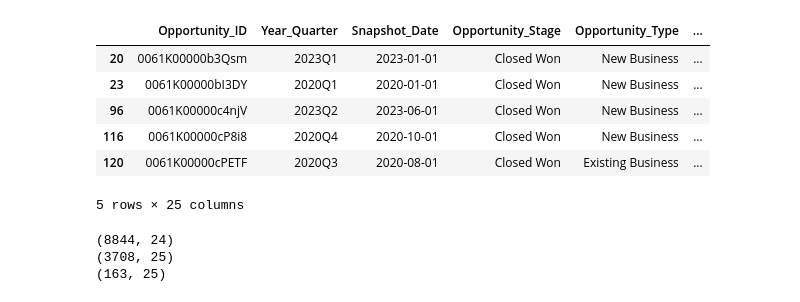
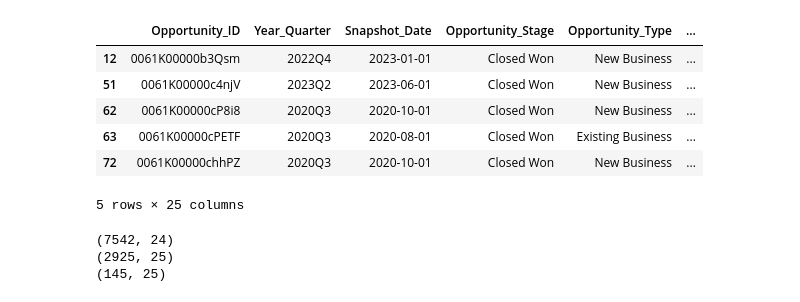
Before and after one commit to carlwharris/Protenus-Hackathon, a Jupyter notebook: Residual_effects_analysis.ipynb, the cells around one changed output. Saved outputs shown, nothing was run; the diff lists cells and outputs as text; code cells hidden in the pictures.

Commit message:
Updated with imputation + quarter movement

```diff
--- a/Residual_effects_analysis.ipynb
+++ b/Residual_effects_analysis.ipynb
@@ -14,0 +16,5 @@ df.head()
+# %%
+# Drop all the old data with missing annual amounts
+df['Snapshot_Date'] = pd.to_datetime(df['Snapshot_Date'])
+df = df[df['Snapshot_Date'] >= '2020-08-01']
+print(df.shape)
@@ -15,7 +23,11 @@ df.head()
+# %%
+df = impute_missing_values(df)
+df.head()
 # %%
-df['Snapshot_Date'] = pd.to_datetime(df['Snapshot_Date'])
-df['Month'] = df['Snapshot_Date'].dt.month
+df['Month'] = df['Snapshot_Date'].dt.month - 1
+df.loc[df['Snapshot_Date'].dt.month == 1, 'Month'] = 12
 df['Year'] = df['Snapshot_Date'].dt.year
+df.loc[df['Snapshot_Date'].dt.month == 1, 'Year'] = df['Year'] - 1
 
 # Create a new column for quarters where 1,2,3 = Q1, 4,5,6 = Q2, 7,8,9 = Q3, 10,11,12 = Q4
 df['Quarter'] = np.where(df['Month'].isin([1,2,3]), 'Q1',
@@ -49,31 +61,31 @@ quarterly_df.head()
 # %%
 # Create a column for the 'Opportunity_Annual_Amount' of the previous quarter for each 'Opportunity_ID'
 quarterly_df['Opportunity_Annual_Amount_Prev_Quarter'] = quarterly_df.groupby('Opportunity_ID')['Opportunity_Annual_Amount'].shift(1)
 quarterly_df.head()
 
 # Filter the data to only include data where 'Opportunity_Stage' is 'Closed Won'
 quarterly_df_won = quarterly_df[quarterly_df['Opportunity_Stage'] == 'Closed Won']
 quarterly_df_won.head()
 
 # Drop data where 'Opportunity_Annual_Amount' is null or 0
-quarterly_df_won = quarterly_df_won[quarterly_df_won['Opportunity_Annual_Amount'] > 0]
-quarterly_df_won.head()
+# quarterly_df_won = quarterly_df_won[quarterly_df_won['Opportunity_Annual_Amount'] > 0]
+# quarterly_df_won.head()
 # %% [output]
 |  | Opportunity_ID | Year_Quarter | Snapshot_Date | Opportunity_Stage | Opportunity_Type | ... |
-| 20 | 0061K00000b3Qsm | 2023Q1 | 2023-01-01 | Closed Won | New Business | ... |
-| 23 | 0061K00000bI3DY | 2020Q1 | 2020-01-01 | Closed Won | New Business | ... |
-| 96 | 0061K00000c4njV | 2023Q2 | 2023-06-01 | Closed Won | New Business | ... |
-| 116 | 0061K00000cP8i8 | 2020Q4 | 2020-10-01 | Closed Won | New Business | ... |
-| 120 | 0061K00000cPETF | 2020Q3 | 2020-08-01 | Closed Won | Existing Business | ... |
+| 12 | 0061K00000b3Qsm | 2022Q4 | 2023-01-01 | Closed Won | New Business | ... |
+| 51 | 0061K00000c4njV | 2023Q2 | 2023-06-01 | Closed Won | New Business | ... |
+| 62 | 0061K00000cP8i8 | 2020Q3 | 2020-10-01 | Closed Won | New Business | ... |
+| 63 | 0061K00000cPETF | 2020Q3 | 2020-08-01 | Closed Won | Existing Business | ... |
+| 72 | 0061K00000chhPZ | 2020Q3 | 2020-10-01 | Closed Won | New Business | ... |
 5 rows × 25 columns
 # %%
 print(df.shape)
 print(quarterly_df.shape)
 print(quarterly_df_won.shape)
 # %% [output]
-(8844, 24)
-(3708, 25)
-(163, 25)
+(7542, 24)
+(2925, 25)
+(145, 25)
 # %%
 # Calculate the difference between the 'Opportunity_Annual_Amount' of the current quarter and the previous quarter
 quarterly_df_won['Opportunity_Annual_Amount_Diff'] = quarterly_df_won['Opportunity_Annual_Amount'] - quarterly_df_won['Opportunity_Annual_Amount_Prev_Quarter']
```
Also changed, not shown: parts of 14 cells of this notebook.
